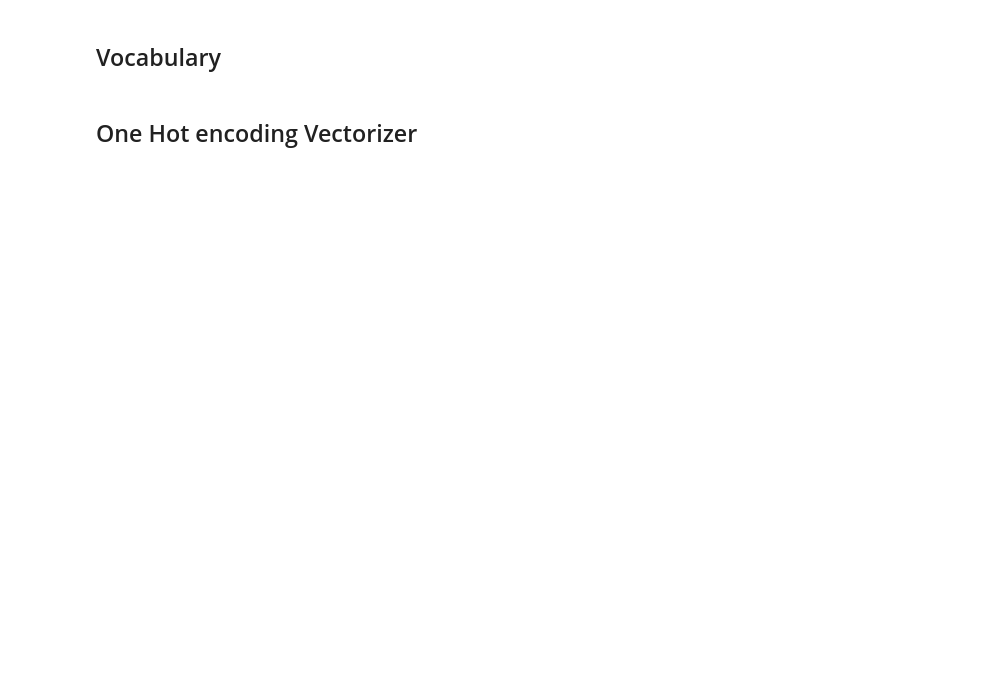
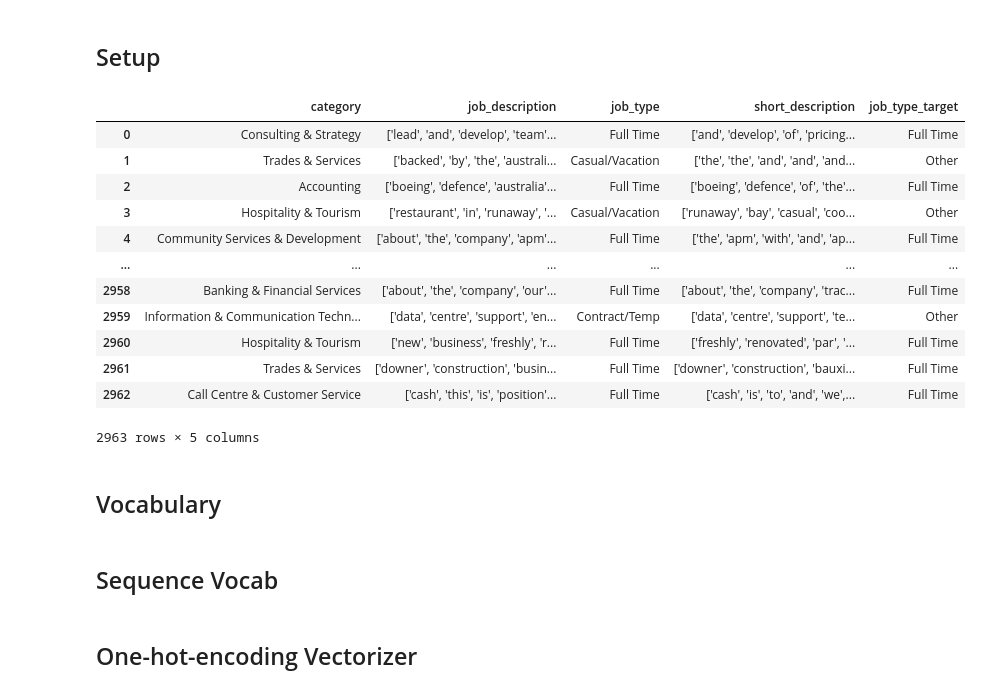
Before and after one commit to sigarS/NLP-for-document-classification-and-description-Generation, a Jupyter notebook: vocab_1_h_en.ipynb, the cells around one changed output. Drawn from its saved outputs; the diff is of its cells as text; code cells hidden in the pictures; blank space fills up the shorter version.

```diff
--- a/vocab_1_h_en.ipynb
+++ b/vocab_1_h_en.ipynb
@@ -2,0 +1,2 @@ import numpy as np
+# %% [markdown]
+## Setup
@@ -3,3 +22,21 @@ import numpy as np
+# %%
+df = pd.read_csv("processed.csv")
+# %%
+df
+# %% [output]
+|  | category | job_description | job_type | short_description | job_type_target |
+| 0 | Consulting & Strategy | ['lead', 'and', 'develop', 'team'... | Full Time | ['and', 'develop', 'of', 'pricing... | Full Time |
+| 1 | Trades & Services | ['backed', 'by', 'the', 'australi... | Casual/Vacation | ['the', 'the', 'and', 'and', 'and... | Other |
+| 2 | Accounting | ['boeing', 'defence', 'australia'... | Full Time | ['boeing', 'defence', 'of', 'the'... | Full Time |
+| 3 | Hospitality & Tourism | ['restaurant', 'in', 'runaway', '... | Casual/Vacation | ['runaway', 'bay', 'casual', 'coo... | Other |
+| 4 | Community Services & Development | ['about', 'the', 'company', 'apm'... | Full Time | ['the', 'apm', 'with', 'and', 'ap... | Full Time |
+| ... | ... | ... | ... | ... | ... |
+| 2958 | Banking & Financial Services | ['about', 'the', 'company', 'our'... | Full Time | ['about', 'the', 'company', 'trac... | Full Time |
+| 2959 | Information & Communication Techn... | ['data', 'centre', 'support', 'en... | Contract/Temp | ['data', 'centre', 'support', 'te... | Other |
+| 2960 | Hospitality & Tourism | ['new', 'business', 'freshly', 'r... | Full Time | ['freshly', 'renovated', 'par', '... | Full Time |
+| 2961 | Trades & Services | ['downer', 'construction', 'busin... | Full Time | ['downer', 'construction', 'bauxi... | Full Time |
+| 2962 | Call Centre & Customer Service | ['cash', 'this', 'is', 'position'... | Full Time | ['cash', 'is', 'to', 'and', 'we',... | Full Time |
+2963 rows × 5 columns
 # %% [markdown]
 ## Vocabulary
 # %%
@@ -87,3 +124,5 @@ class Vocabulary(object):
         return "<Vocabulary(size=%d)>" % len(self)
     def __len__(self):
         return len(self._token_to_idx)
+# %% [markdown]
+## Sequence Vocab
@@ -90,5 +172,5 @@ class Vocabulary(object):
 # %% [markdown]
-## One Hot encoding Vectorizer
+## One-hot-encoding Vectorizer
 # %%
 from collections import Counter
 import string
```
Also changed, not shown: parts of 64 cells of this notebook.
